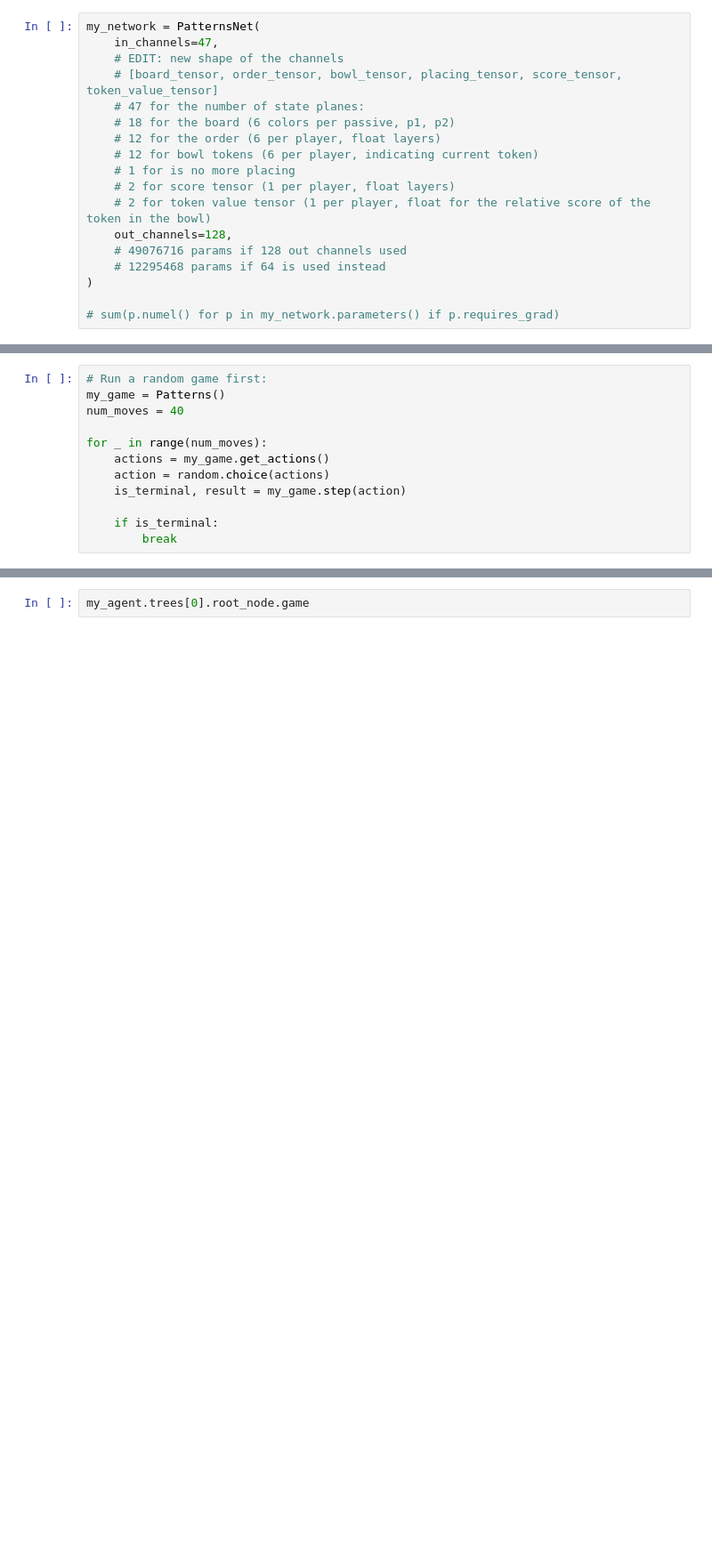
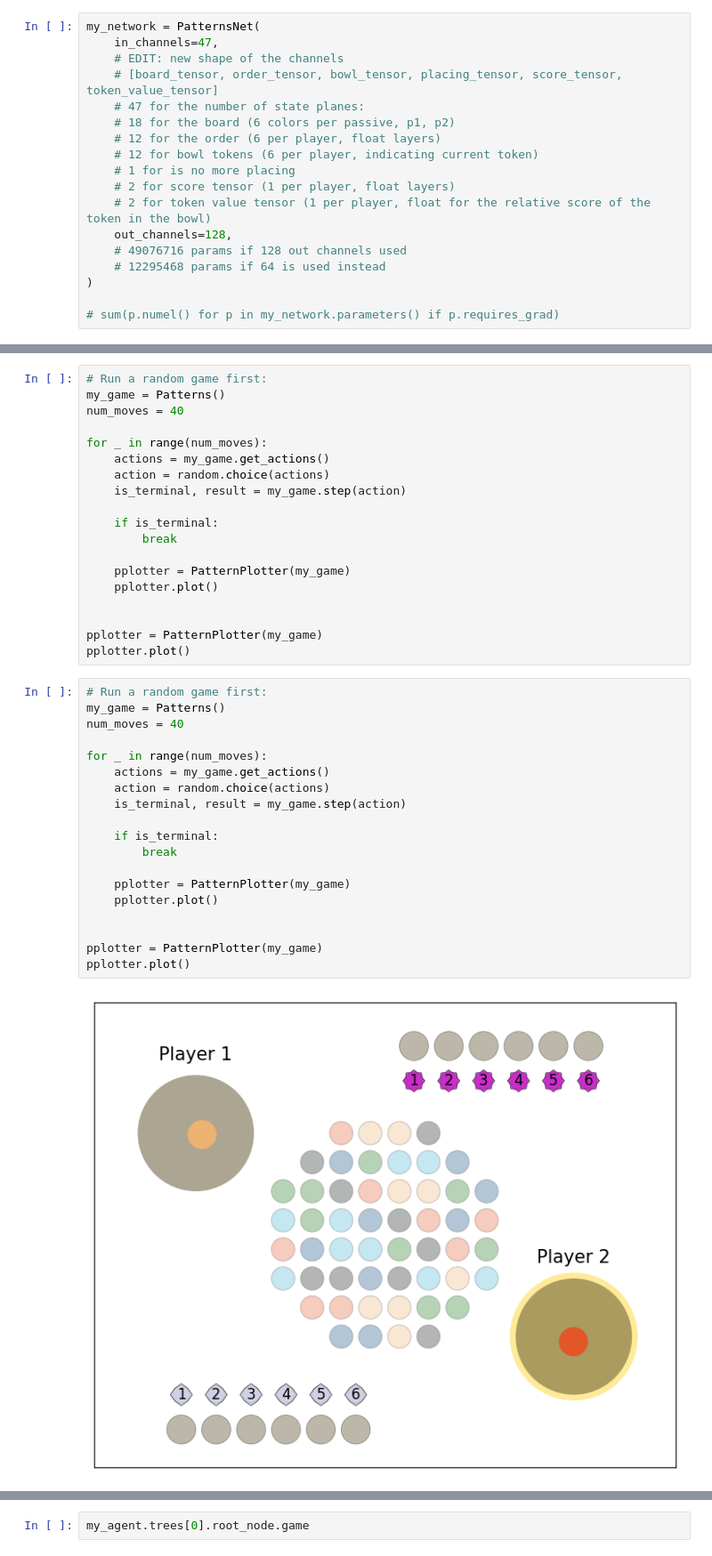
Before and after one commit to falldog89/patterns_ai, a Jupyter notebook: test_patterns.ipynb, the cells around one changed output, grey strips where cells are left out. Shown at 89% size. Cells and saved outputs as stored; diff of their text form; blank space fills up the shorter version.

```diff
--- a/test_patterns.ipynb
+++ b/test_patterns.ipynb
@@ -79,12 +86,40 @@ my_network.load_state_dict(torch.load(network_path, weights_only=True))
+# %%
+# Run a random game first:
+my_game = Patterns()
+num_moves = 40
+
+for _ in range(num_moves):
+    actions = my_game.get_actions()
+    action = random.choice(actions)
+    is_terminal, result = my_game.step(action)
+
+    if is_terminal:
+        break
+
+    pplotter = PatternPlotter(my_game)
+    pplotter.plot()
+
+
+pplotter = PatternPlotter(my_game)
+pplotter.plot()
 # %%
 # Run a random game first:
 my_game = Patterns()
 num_moves = 40
 
 for _ in range(num_moves):
     actions = my_game.get_actions()
     action = random.choice(actions)
     is_terminal, result = my_game.step(action)
 
     if is_terminal:
         break
+
+    pplotter = PatternPlotter(my_game)
+    pplotter.plot()
+
+
+pplotter = PatternPlotter(my_game)
+pplotter.plot()
+# %% [output]
+[figure, added]
```
Also changed, not shown: parts of 6 cells of this notebook, 10 other files.
